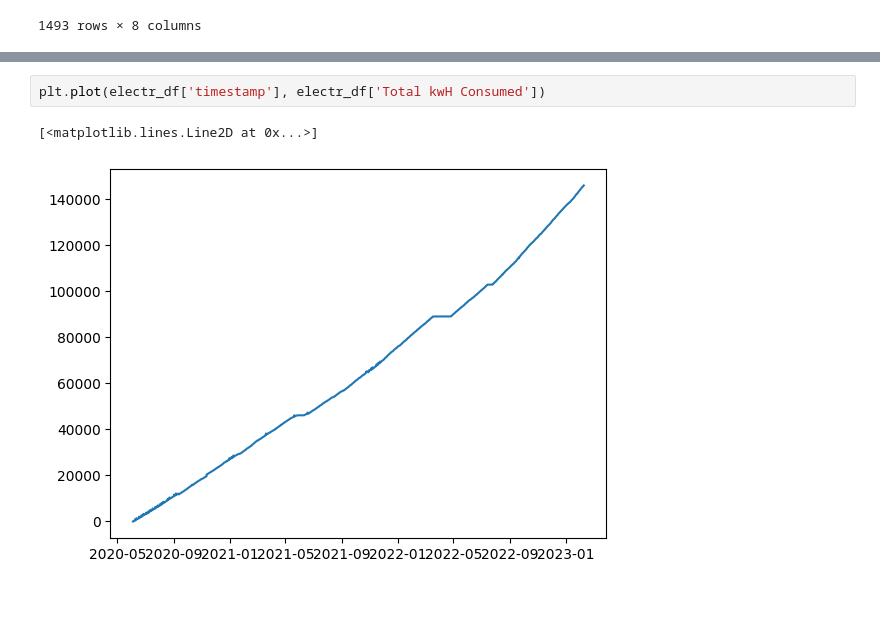
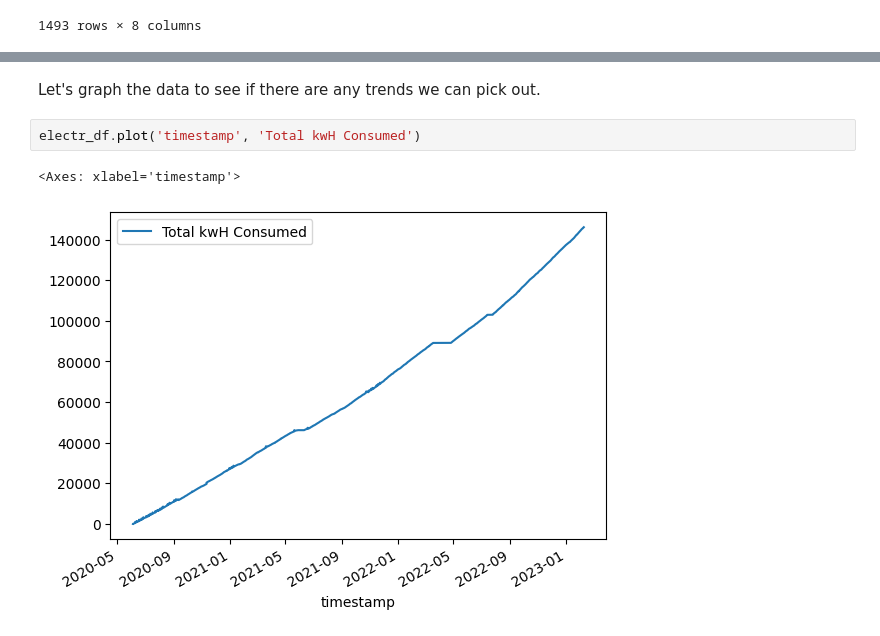
Before and after one commit to AmanDesai-coder/CBCA_Ndosho_Electricity_Analysis, a Jupyter notebook: AmanElectricityAnalysis.ipynb, the cells around one changed output, grey strips where cells are left out. Cells and saved outputs as stored; diff of their text form; blank space fills up the shorter version.

Commit message:
Create graphs and statistical analysis

```diff
--- a/AmanElectricityAnalysis.ipynb
+++ b/AmanElectricityAnalysis.ipynb
@@ -106,5 +101,7 @@ plt.plot(electr_df['timestamp'])
+# %% [markdown]
+Let's graph the data to see if there are any trends we can pick out.
 # %%
-plt.plot(electr_df['timestamp'], electr_df['Total kwH Consumed'])
+electr_df.plot('timestamp', 'Total kwH Consumed')
 # %% [output]
-[<matplotlib.lines.Line2D at 0x...>]
+<Axes: xlabel='timestamp'>
-[figure, old version]
+[figure, new version]
```
Also changed, not shown: parts of 22 cells of this notebook.
